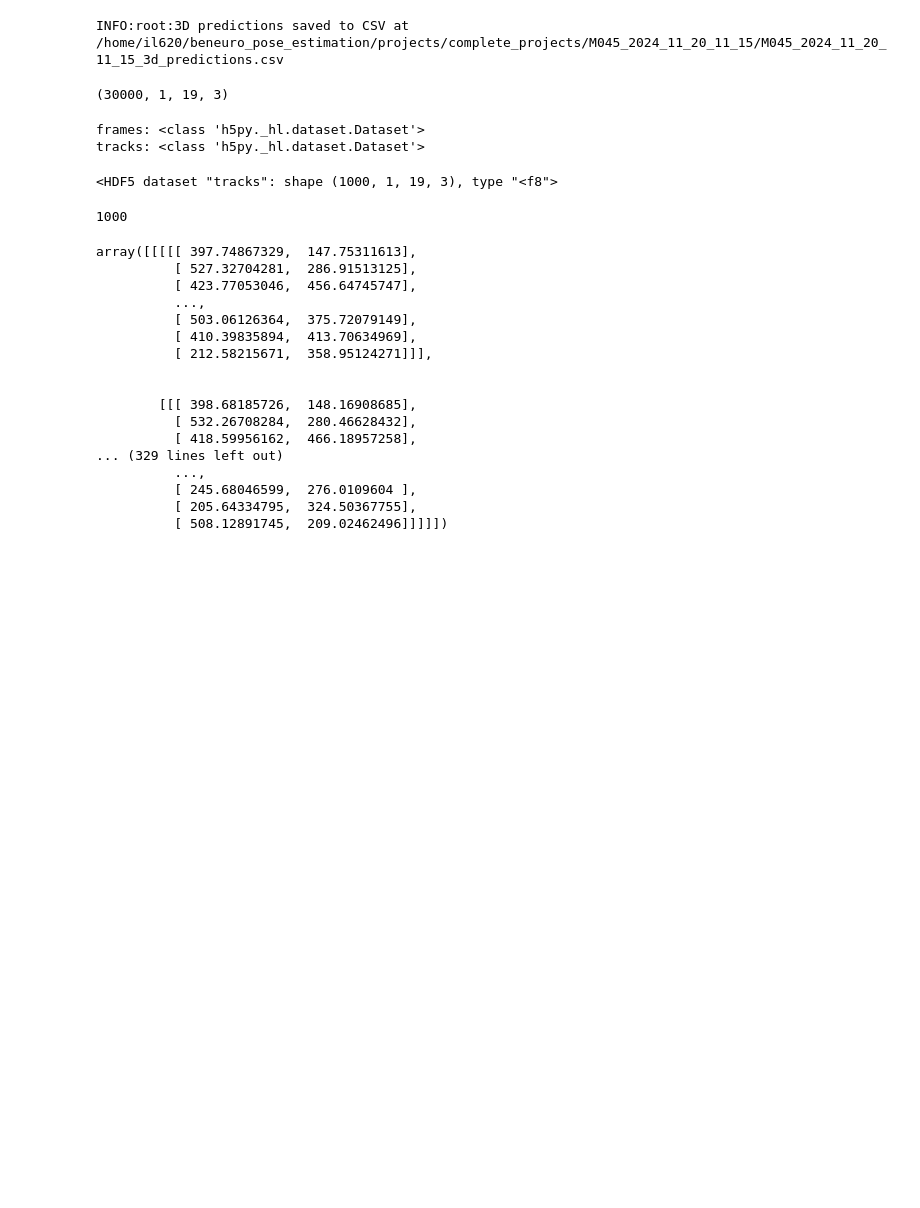
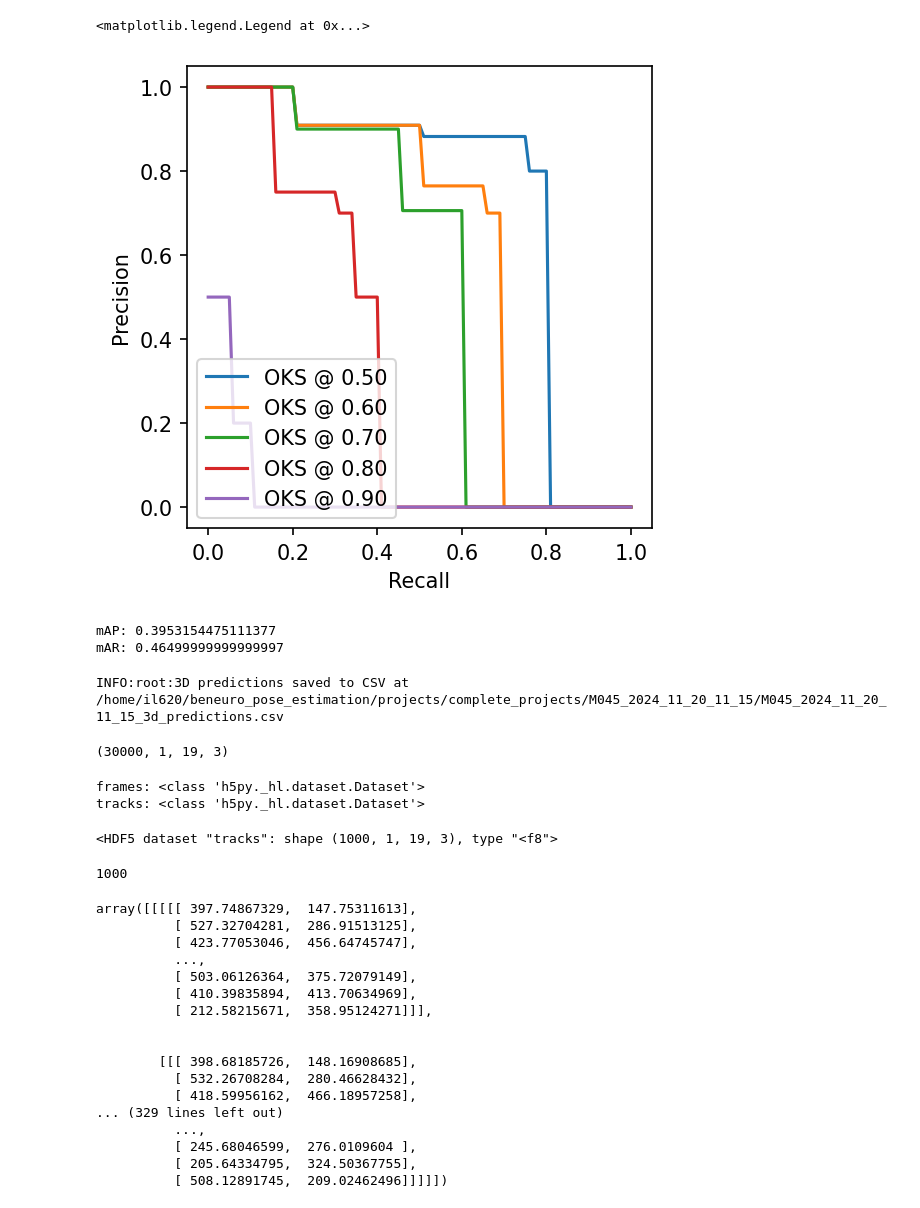
Before and after one commit to BeNeuroLab/beneuro_pose_estimation, a Jupyter notebook: scripts/anipose_tests.ipynb, the cells around one changed output. Saved outputs shown, nothing was run; the diff lists cells and outputs as text; code cells hidden in the pictures; blank space fills up the shorter version.

```diff
--- a/scripts/anipose_tests.ipynb
+++ b/scripts/anipose_tests.ipynb
@@ -12,0 +204,16 @@ INFO:numexpr.utils:NumExpr defaulting to 8 threads.
+# %%
+def print_h5_structure(g, indent=0):
+    spacer = "  " * indent
+    for key in g:
+        item = g[key]
+        if isinstance(item, h5py.Dataset):
+            print(f"{spacer}{key}: Dataset, shape={item.shape}, dtype={item.dtype}")
+        else:
+            print(f"{spacer}{key}/: Group")
+            print_h5_structure(item, indent+1)
+    # print attributes
+    for attr_key, attr_val in g.attrs.items():
+        print(f"{spacer}@{attr_key} = {attr_val}")
+
+with h5py.File(slp_file, "r") as f:
+    print_h5_structure(f["metadata"])
@@ -12,0 +423,16 @@ INFO:numexpr.utils:NumExpr defaulting to 8 threads.
+# %%
+plt.figure(figsize=(4, 4), dpi=150, facecolor="w")
+for precision, thresh in zip(metrics["oks_voc.precisions"][::2], metrics["oks_voc.match_score_thresholds"][::2]):
+    plt.plot(metrics["oks_voc.recall_thresholds"], precision, "-", label=f"OKS @ {thresh:.2f}")
+plt.xlabel("Recall")
+plt.ylabel("Precision")
+plt.legend(loc="lower left")
+# %% [output]
+<matplotlib.legend.Legend at 0x...>
+[figure, added]
+# %%
+print("mAP:", metrics["oks_voc.mAP"])
+print("mAR:", metrics["oks_voc.mAR"])
+# %% [output]
+mAP: 0.3953154475111377
+mAR: 0.46499999999999997
```
Also changed, not shown: parts of 42 cells of this notebook, 13 other files.
